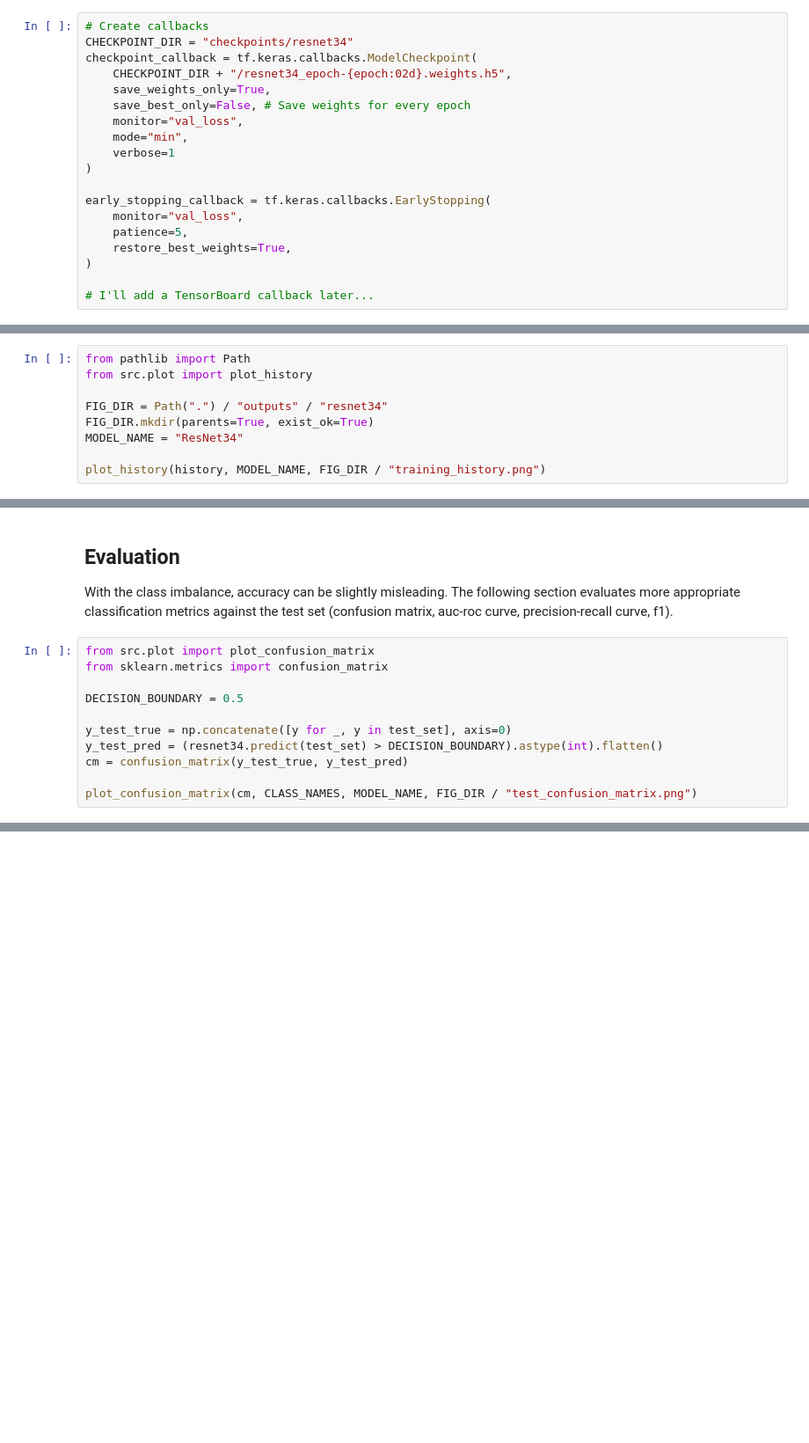
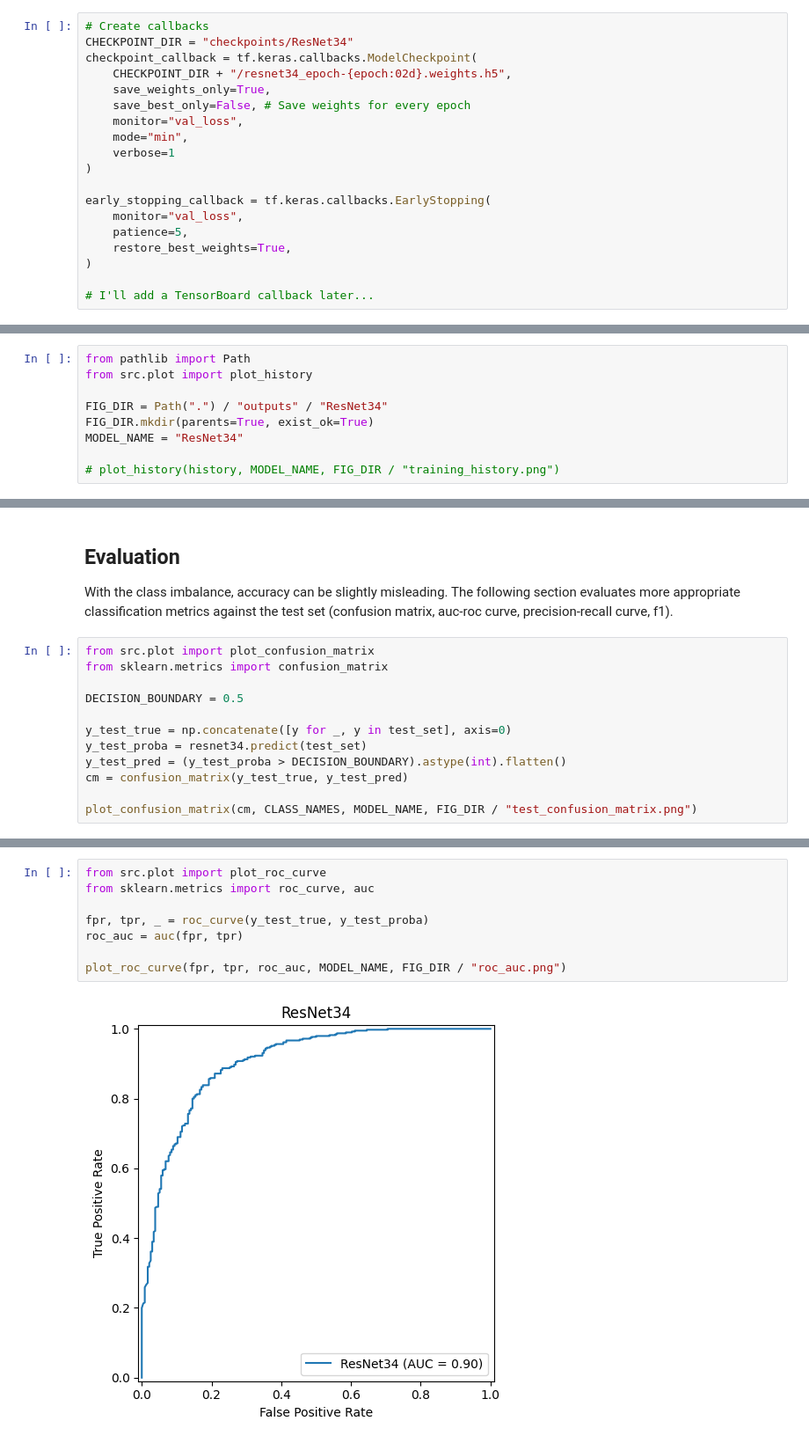
Before and after one commit to WaleedHany/CSCK506-PneumoniaClassifier, a Jupyter notebook: ResNetClassifier.ipynb, the cells around one changed output, grey strips where cells are left out. Shown at 88% size. Saved outputs shown, nothing was run; the diff lists cells and outputs as text; blank space fills up the shorter version.

Commit message:
Add AUC-ROC plot

```diff
--- a/ResNetClassifier.ipynb
+++ b/ResNetClassifier.ipynb
@@ -71,7 +71,7 @@ Here we construct the 34 layer ResNet. Please see train.py for implementation de
 First, we can prepare some callbacks to enable model checkpointing and early stopping. Then we can construct, compile and train. Training loops are abstracted in TensorFlow so it's just single `compile` and `fit` calls.
 # %%
 # Create callbacks
-CHECKPOINT_DIR = "checkpoints/resnet34"
+CHECKPOINT_DIR = "checkpoints/ResNet34"
 checkpoint_callback = tf.keras.callbacks.ModelCheckpoint(
     CHECKPOINT_DIR + "/resnet34_epoch-{epoch:02d}.weights.h5",
     save_weights_only=True,
@@ -165,8 +140,8 @@ The `fit` method returns a history object which we can use to plot training and
 from pathlib import Path
 from src.plot import plot_history
 
-FIG_DIR = Path(".") / "outputs" / "resnet34"
+FIG_DIR = Path(".") / "outputs" / "ResNet34"
 FIG_DIR.mkdir(parents=True, exist_ok=True)
 MODEL_NAME = "ResNet34"
 
-plot_history(history, MODEL_NAME, FIG_DIR / "training_history.png")
+# plot_history(history, MODEL_NAME, FIG_DIR / "training_history.png")
@@ -183,7 +156,8 @@ from sklearn.metrics import confusion_matrix
 DECISION_BOUNDARY = 0.5
 
 y_test_true = np.concatenate([y for _, y in test_set], axis=0)
-y_test_pred = (resnet34.predict(test_set) > DECISION_BOUNDARY).astype(int).flatten()
+y_test_proba = resnet34.predict(test_set)
+y_test_pred = (y_test_proba > DECISION_BOUNDARY).astype(int).flatten()
 cm = confusion_matrix(y_test_true, y_test_pred)
 
 plot_confusion_matrix(cm, CLASS_NAMES, MODEL_NAME, FIG_DIR / "test_confusion_matrix.png")
@@ -194,0 +169,10 @@ We can argue that for clinical diagnosis, low false negative rate is the desired
+# %%
+from src.plot import plot_roc_curve
+from sklearn.metrics import roc_curve, auc
+
+fpr, tpr, _ = roc_curve(y_test_true, y_test_proba)
+roc_auc = auc(fpr, tpr)
+
+plot_roc_curve(fpr, tpr, roc_auc, MODEL_NAME, FIG_DIR / "roc_auc.png")
+# %% [output]
+[figure, added]
```
Also changed, not shown: parts of 4 cells of this notebook, 4 other files.
